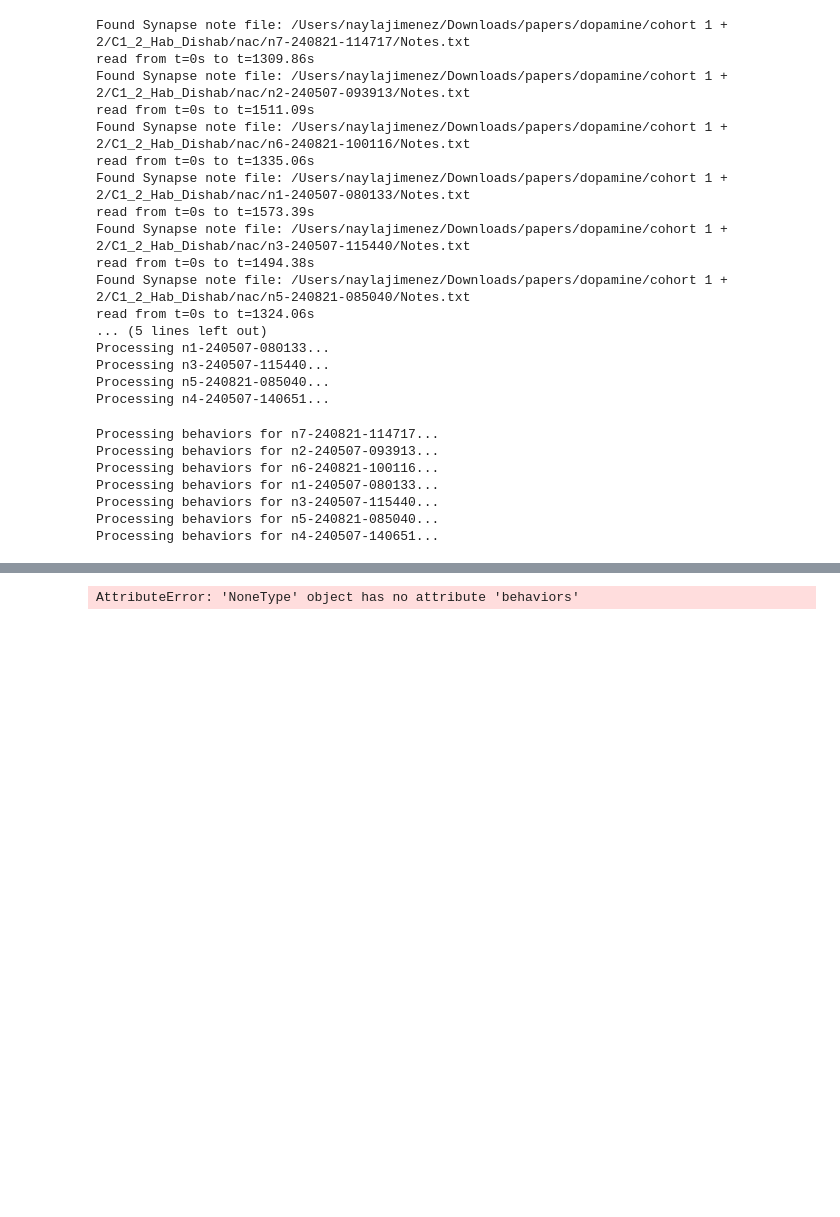
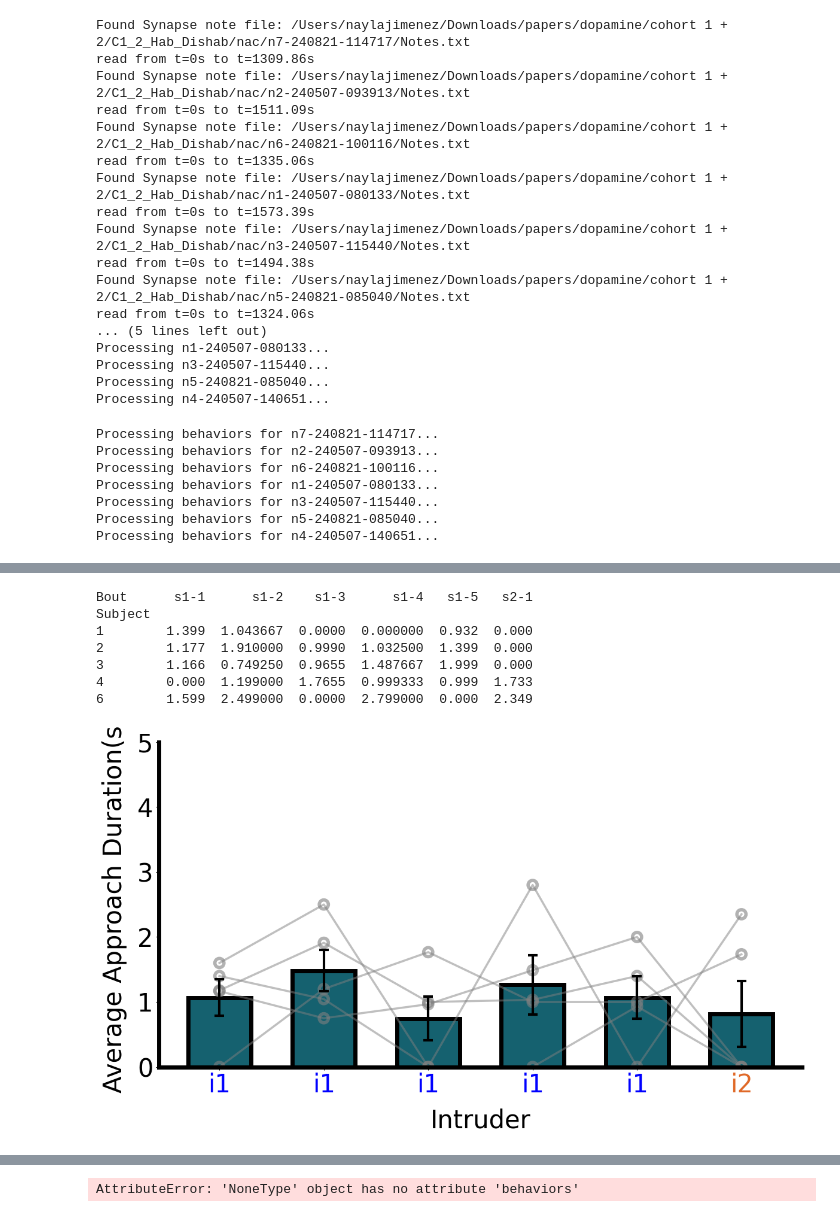
Before and after one commit to padillacoreanolab/Fiber_Photometry, a Jupyter notebook: Hab Dishab/hd_analysis.ipynb, the cells around one changed output, grey strips where cells are left out. Drawn from its saved outputs; the diff is of its cells as text; code cells hidden in the pictures; blank space fills up the shorter version.

```diff
--- a/Hab Dishab/hd_analysis.ipynb
+++ b/Hab Dishab/hd_analysis.ipynb
@@ -64,0 +238,57 @@ Total Investigation Time
+# %%
+# Define the desired behavior to include in the analysis
+desired_behavior = "Approach"  # Change to "Investigation" if needed
+
+# --- Create combined summary DataFrame (from your trials) ---
+summary_df = create_subject_summary_df(trials)
+
+# --- Behavior Processing for Each Subject ---
+for nn in [nn1, nn2, nn3, nn4, nn5, nn6, nn7]:
+    # Merge consecutive Approach events that occur within 1 second.
+    nn.combine_consecutive_behaviors(behavior_name='Approach', bout_time_threshold=1)
+    # Remove Approach events shorter than 0.5 seconds.
+    nn.remove_short_behaviors(behavior_name='Approach', min_duration=0.5)
+
+# --- Filter Summary DataFrame by Specific Bouts ---
+desired_bouts = ["s1-1", "s1-2", "s1-3", "s1-4", "s1-5", "s2-1"]
+filtered_summary_df = summary_df[summary_df["Bout"].isin(desired_bouts)]
+
+# --- Filter to include only the desired behavior (e.g., Approach) ---
+filtered_summary_df = filtered_summary_df[filtered_summary_df["Behavior"] == desired_behavior]
+
+# (Optional) If you want to exclude a particular subject, e.g., Subject 5:
+filtered_summary_df = filtered_summary_df[filtered_summary_df["Subject"] != 5]
+
+# --- Group by Subject and Bout and sum Duration (s) to ensure unique pairs ---
+grouped_df = filtered_summary_df.groupby(["Subject", "Bout"], as_index=False)["Duration (s)"].mean()
+
+# --- Pivot the grouped DataFrame so that rows are subjects and columns are bouts ---
+pivot_df = grouped_df.pivot(index="Subject", columns="Bout", values="Duration (s)")
+pivot_df = pivot_df.fillna(0)  # Fill missing values with 0
+
+# Now, pivot_df is ready to be passed to your plotting function.
+print(pivot_df.head())
+
+# Then call your plotting function
+plot_y_across_bouts_gray(
+    df=pivot_df,
+    title=None,
+    ylabel="Average Approach Duration(s)",
+    custom_xtick_labels=["i1", "i1", "i1", "i1", "i1", "i2"],
+    custom_xtick_colors=["blue", "blue", "blue", "blue", "blue", "#E06928"],
+    ylim=(0, 5),
+    bar_color=brain_region,
+    yticks_increment=1,
+    xlabel="Intruder",
+    figsize=(12,7),
+    pad_inches=0.1
+)
+# %% [output]
+Bout      s1-1      s1-2    s1-3      s1-4   s1-5   s2-1
+Subject
+1        1.399  1.043667  0.0000  0.000000  0.932  0.000
+2        1.177  1.910000  0.9990  1.032500  1.399  0.000
+3        1.166  0.749250  0.9655  1.487667  1.999  0.000
+4        0.000  1.199000  1.7655  0.999333  0.999  1.733
+6        1.599  2.499000  0.0000  2.799000  0.000  2.349
+[figure, added]
```
Also changed, not shown: parts of 17 cells of this notebook.
